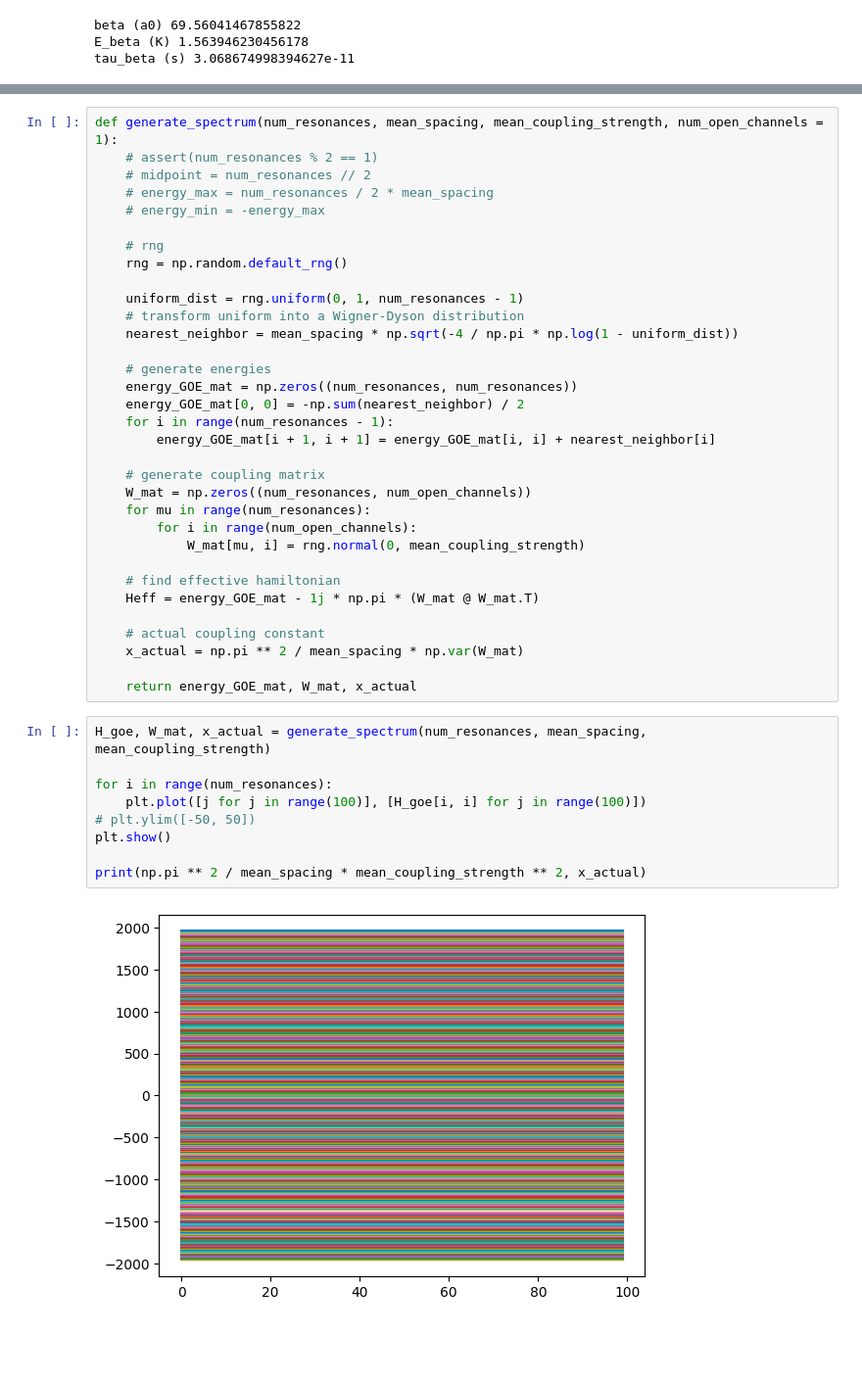
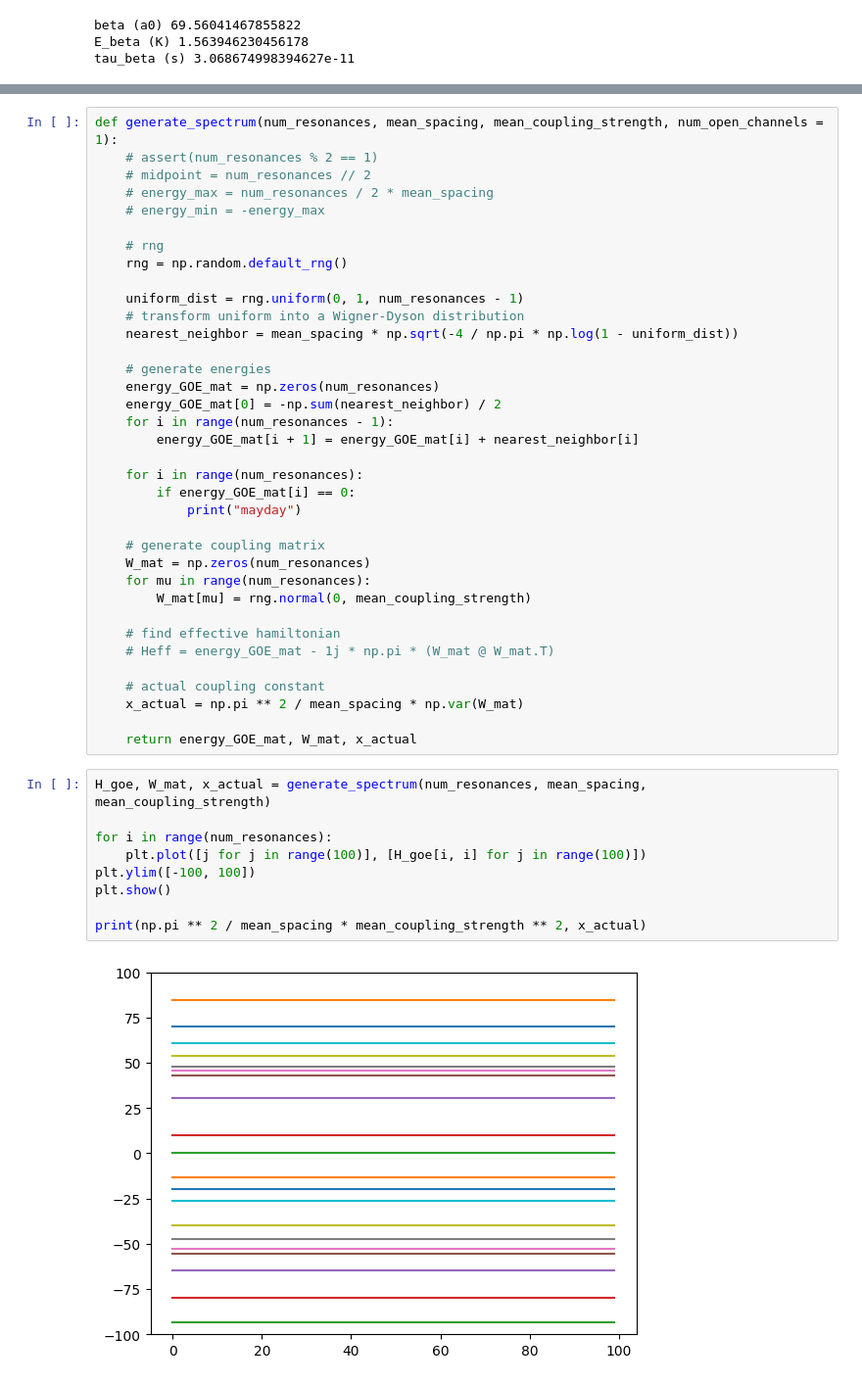
Before and after one commit to KevinBXu/stickycollisions, a Jupyter notebook: collisions.ipynb, the cells around one changed output, grey strips where cells are left out. Shown at 98% size. Drawn from its saved outputs; the diff is of its cells as text; blank space fills up the shorter version.

```diff
--- a/collisions.ipynb
+++ b/collisions.ipynb
@@ -58,19 +64,22 @@ def generate_spectrum(num_resonances, mean_spacing, mean_coupling_strength, num_
     nearest_neighbor = mean_spacing * np.sqrt(-4 / np.pi * np.log(1 - uniform_dist))
 
     # generate energies
-    energy_GOE_mat = np.zeros((num_resonances, num_resonances))
-    energy_GOE_mat[0, 0] = -np.sum(nearest_neighbor) / 2
+    energy_GOE_mat = np.zeros(num_resonances)
+    energy_GOE_mat[0] = -np.sum(nearest_neighbor) / 2
     for i in range(num_resonances - 1):
-        energy_GOE_mat[i + 1, i + 1] = energy_GOE_mat[i, i] + nearest_neighbor[i]
+        energy_GOE_mat[i + 1] = energy_GOE_mat[i] + nearest_neighbor[i]
+
+    for i in range(num_resonances):
+        if energy_GOE_mat[i] == 0:
+            print("mayday")
 
     # generate coupling matrix
-    W_mat = np.zeros((num_resonances, num_open_channels))
+    W_mat = np.zeros(num_resonances)
     for mu in range(num_resonances):
-        for i in range(num_open_channels):
-            W_mat[mu, i] = rng.normal(0, mean_coupling_strength)
+        W_mat[mu] = rng.normal(0, mean_coupling_strength)
 
     # find effective hamiltonian
-    Heff = energy_GOE_mat - 1j * np.pi * (W_mat @ W_mat.T)
+    # Heff = energy_GOE_mat - 1j * np.pi * (W_mat @ W_mat.T)
 
     # actual coupling constant
     x_actual = np.pi ** 2 / mean_spacing * np.var(W_mat)
@@ -79,11 +88,11 @@ def generate_spectrum(num_resonances, mean_spacing, mean_coupling_strength, num_
 # %%
 H_goe, W_mat, x_actual = generate_spectrum(num_resonances, mean_spacing, mean_coupling_strength)
 
 for i in range(num_resonances):
     plt.plot([j for j in range(100)], [H_goe[i, i] for j in range(100)])
-# plt.ylim([-50, 50])
+plt.ylim([-100, 100])
 plt.show()
 
 print(np.pi ** 2 / mean_spacing * mean_coupling_strength ** 2, x_actual)
 # %% [output]
-[figure, old version]
+[figure, new version]
```
Also changed, not shown: parts of 5 cells of this notebook.
